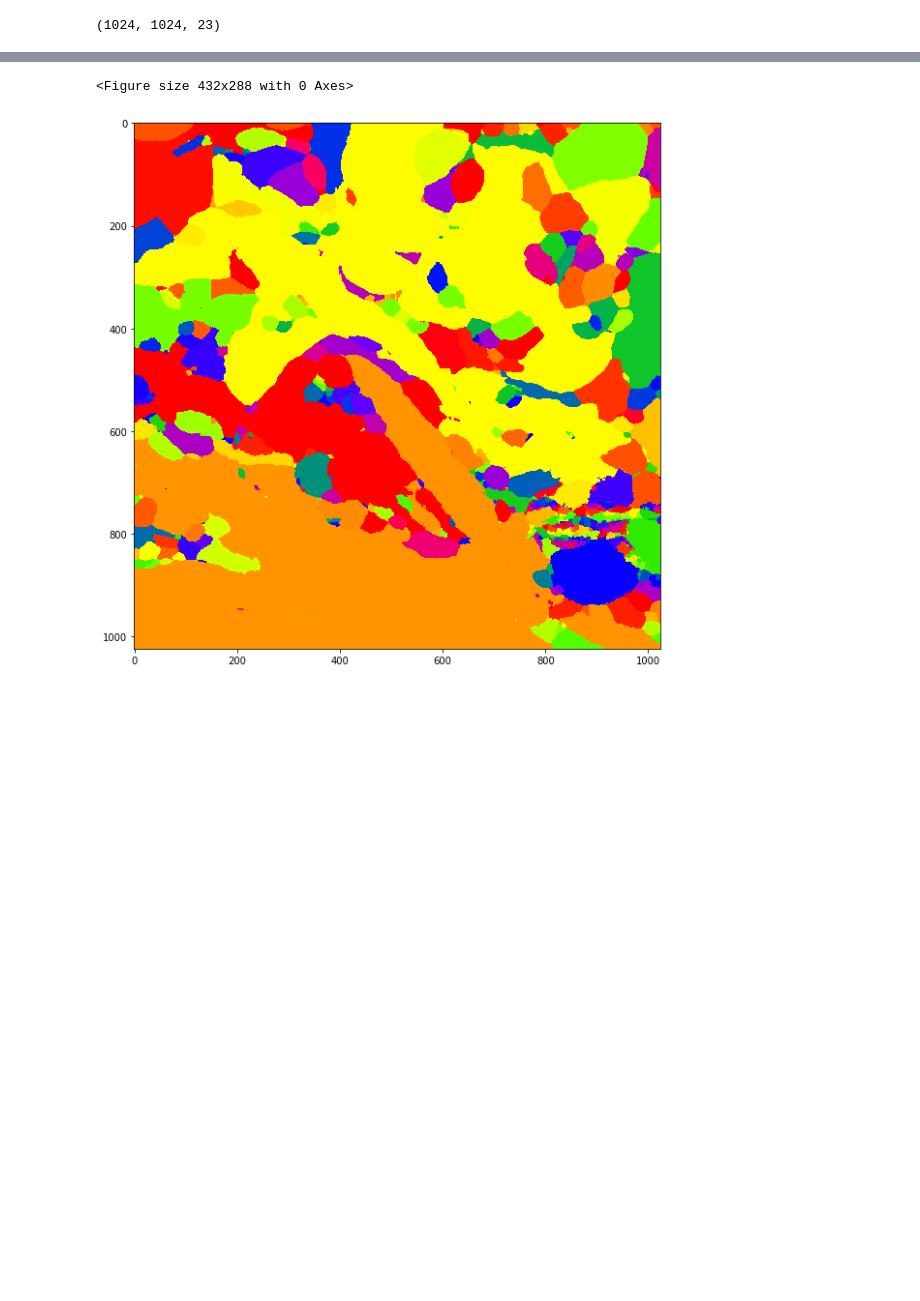
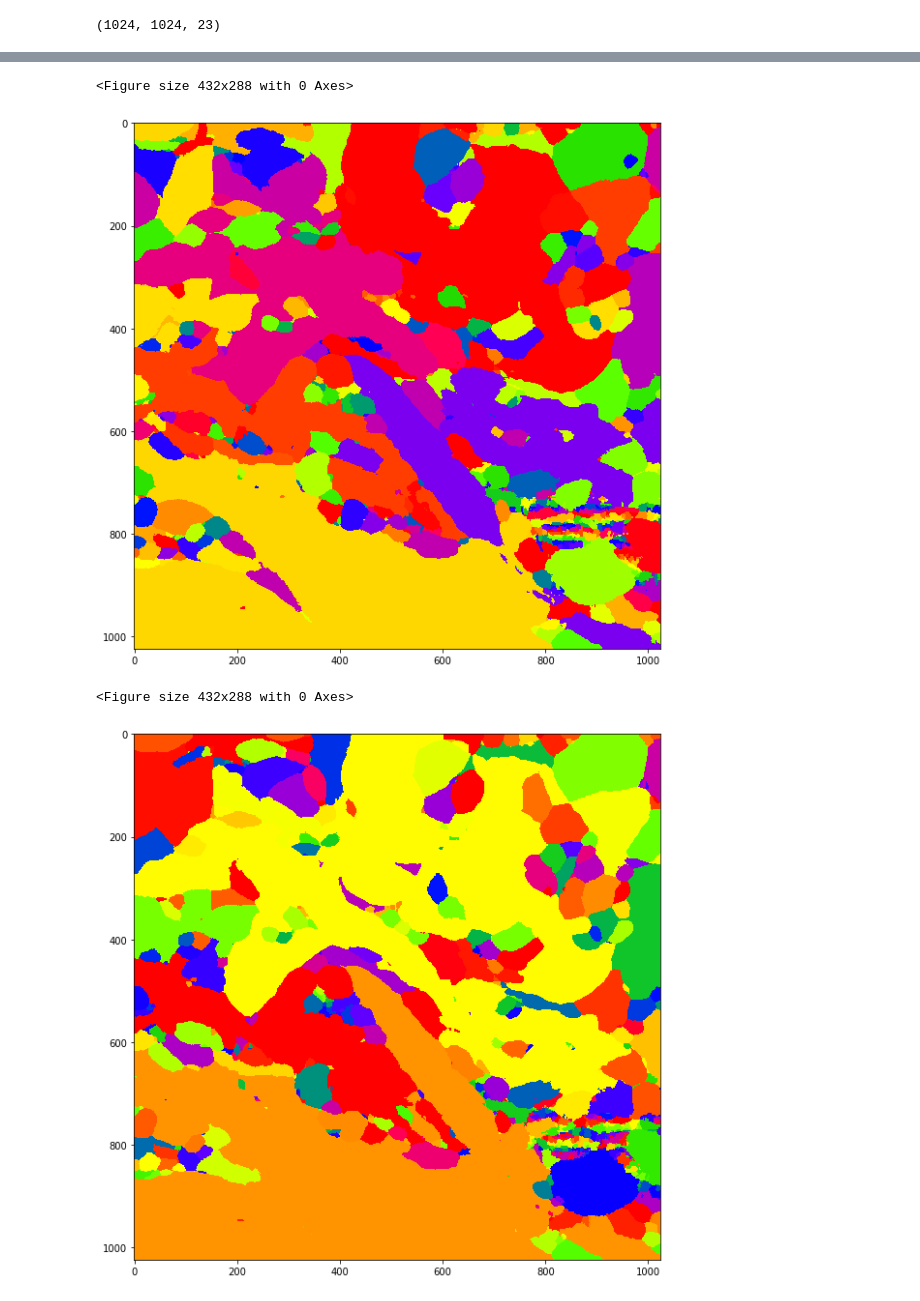
Before and after one commit to tony-mtz/3d_segmentation, a Jupyter notebook: watershed.ipynb, the cells around one changed output, grey strips where cells are left out. Drawn from its saved outputs; the diff is of its cells as text; code cells hidden in the pictures; blank space fills up the shorter version.

```diff
--- a/watershed.ipynb
+++ b/watershed.ipynb
@@ -37,3 +40,8 @@ array([   1,    2,    3, ..., 2236, 2237, 2238], dtype=int32)
+# %%
+image_gray(water_s[:,:,15],10,'prism')
+# %% [output]
+<Figure size 432x288 with 0 Axes>
+[figure, added]
 # %%
 image_gray(water_s[:,:,15],10,'prism')
 # %% [output]
```
Also changed, not shown: parts of 6 cells of this notebook, 3 other files.
